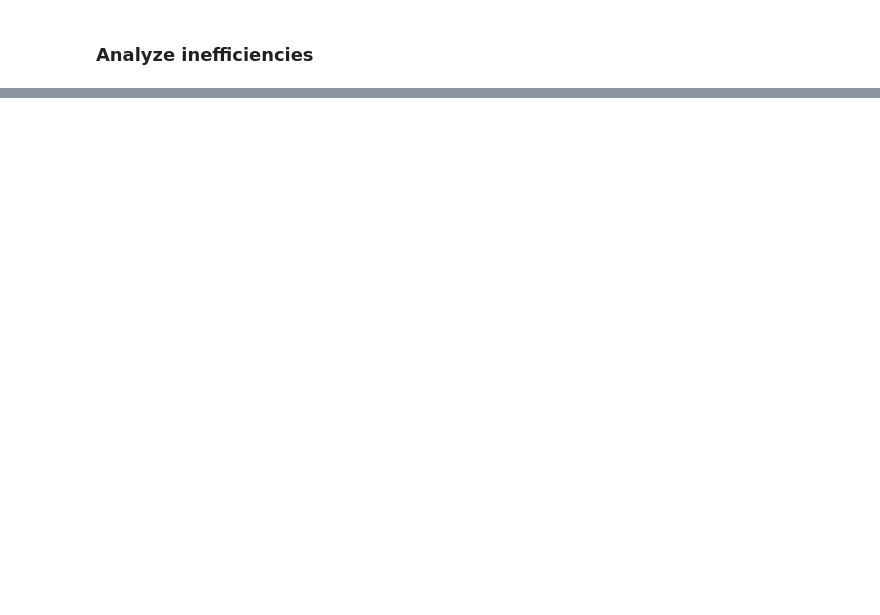
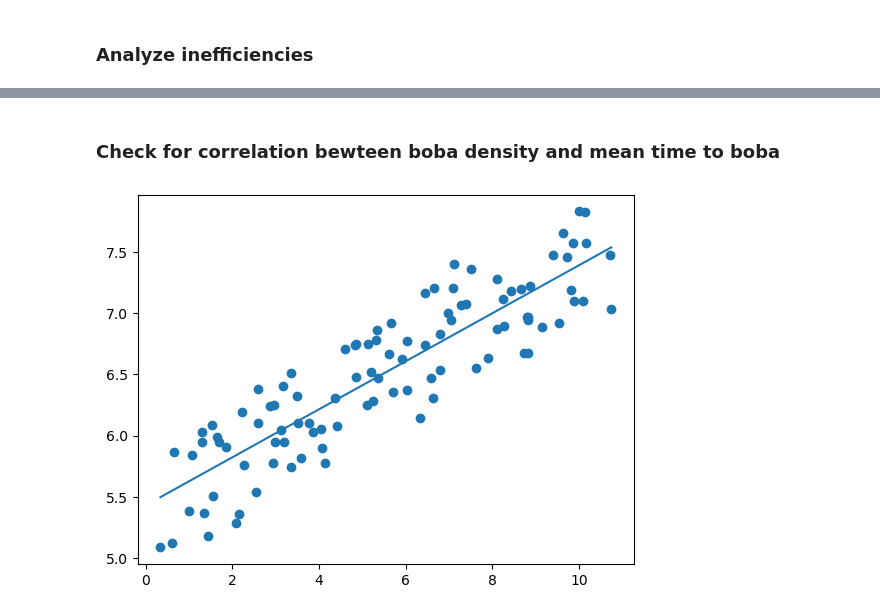
Before and after one commit to womogenes/am115-final, a Jupyter notebook: analyze_matrix_results.ipynb, the cells around one changed output, grey strips where cells are left out. Saved outputs shown, nothing was run; the diff lists cells and outputs as text; code cells hidden in the pictures; blank space fills up the shorter version.

```diff
--- a/analyze_matrix_results.ipynb
+++ b/analyze_matrix_results.ipynb
@@ -249,0 +376,10 @@ plt.hist(all_ineffs[all_ineffs < 500], bins=50);
+# %% [markdown]
+### Check for correlation bewteen boba density and mean time to boba
+# %%
+scatter_with_trendline(
+    np.linspace(0, 10, 100) + np.random.rand(100),
+    np.linspace(5, 7, 100) + np.random.rand(100),
+    label="thing"
+)
+# %% [output]
+[figure, added]
```
Also changed, not shown: parts of 26 cells of this notebook, 7 other files.
